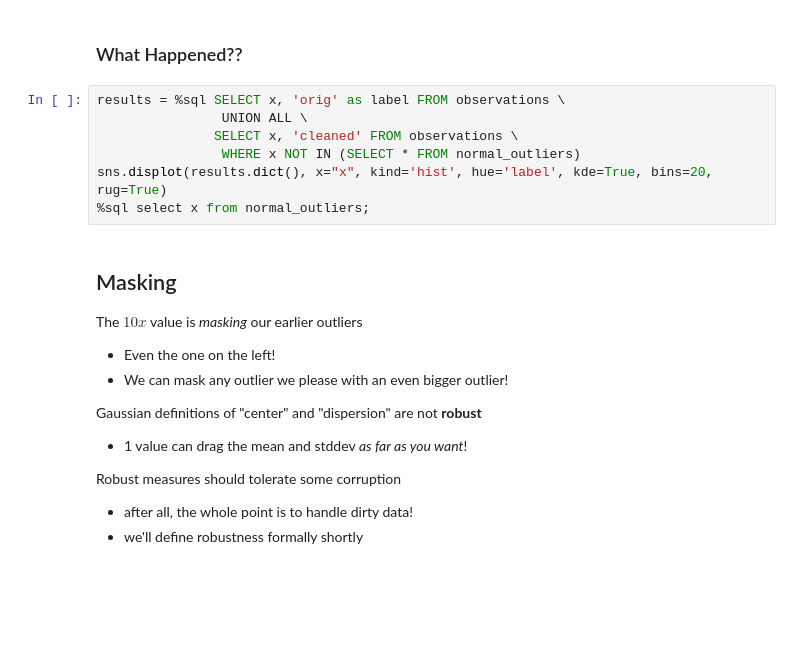
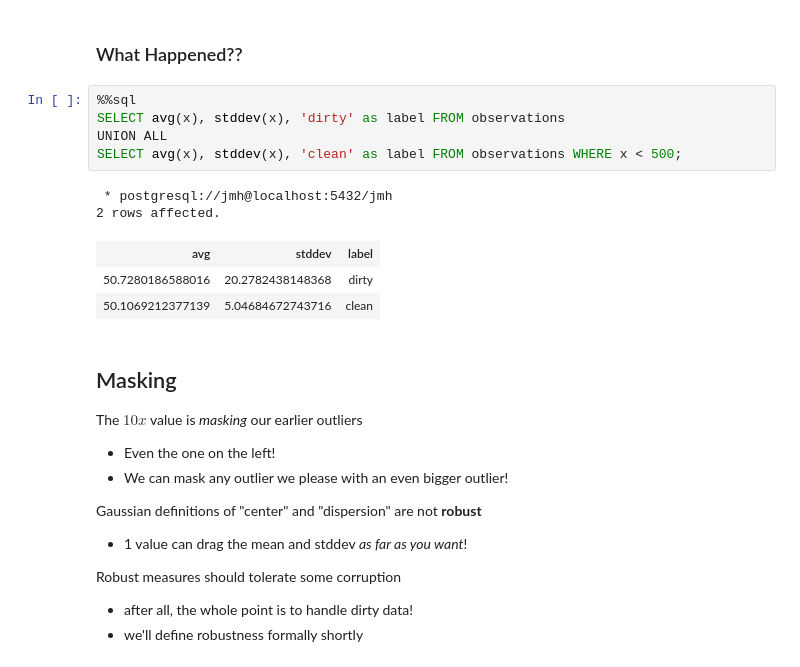
Before and after one commit to cal-data-eng/sp21, a Jupyter notebook: resources/assets/notebooks/13-DataCleaning-slides.ipynb, the cells around one changed output. Cells and saved outputs as stored; diff of their text form; blank space fills up the shorter version.

```diff
--- a/resources/assets/notebooks/13-DataCleaning-slides.ipynb
+++ b/resources/assets/notebooks/13-DataCleaning-slides.ipynb
@@ -102,12 +140,16 @@ What if you corrupt just one value to be very large?
 # %% [markdown]
 ### What Happened??
-# %%
-results = %sql SELECT x, 'orig' as label FROM observations \
-                UNION ALL \
-               SELECT x, 'cleaned' FROM observations \
-                WHERE x NOT IN (SELECT * FROM normal_outliers)
-sns.displot(results.dict(), x="x", kind='hist', hue='label', kde=True, bins=20, rug=True)
-%sql select x from normal_outliers;
+# %%
+%%sql
+SELECT avg(x), stddev(x), 'dirty' as label FROM observations
+UNION ALL
+SELECT avg(x), stddev(x), 'clean' as label FROM observations WHERE x < 500;
+# %% [output]
+ * postgresql://jmh@localhost:5432/jmh
+2 rows affected.
+| avg | stddev | label |
+| 50.7280186588016 | 20.2782438148368 | dirty |
+| 50.1069212377139 | 5.04684672743716 | clean |
 # %% [markdown]
 ## Masking
 The $10x$ value is *masking* our earlier outliers
```
Also changed, not shown: parts of 35 cells of this notebook.
